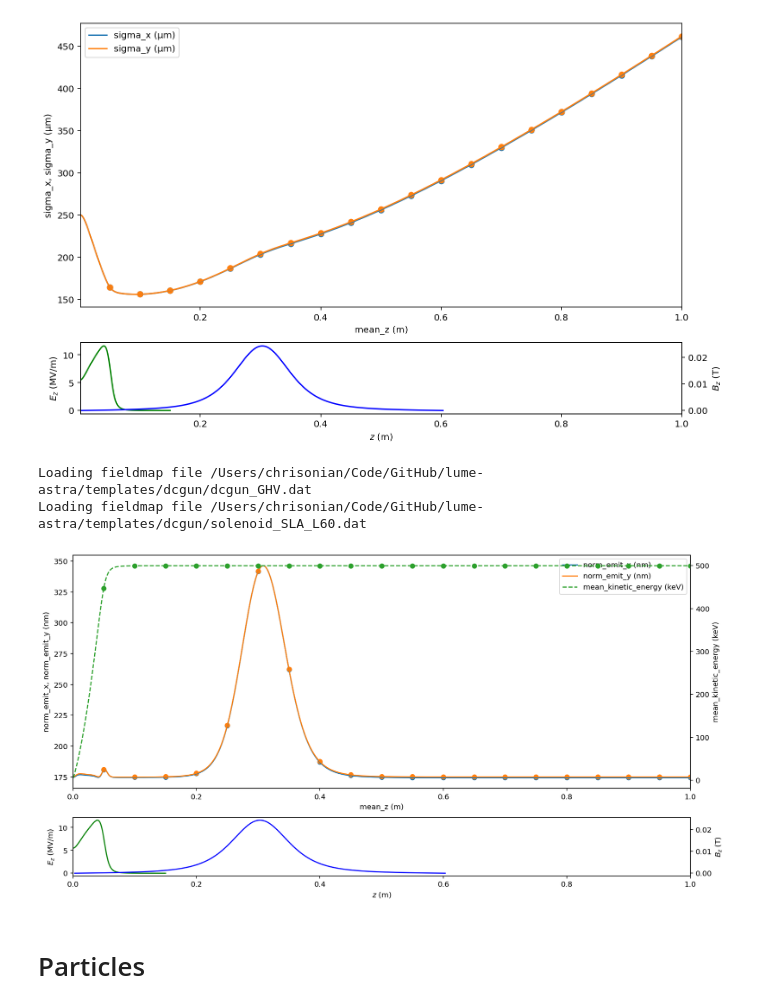
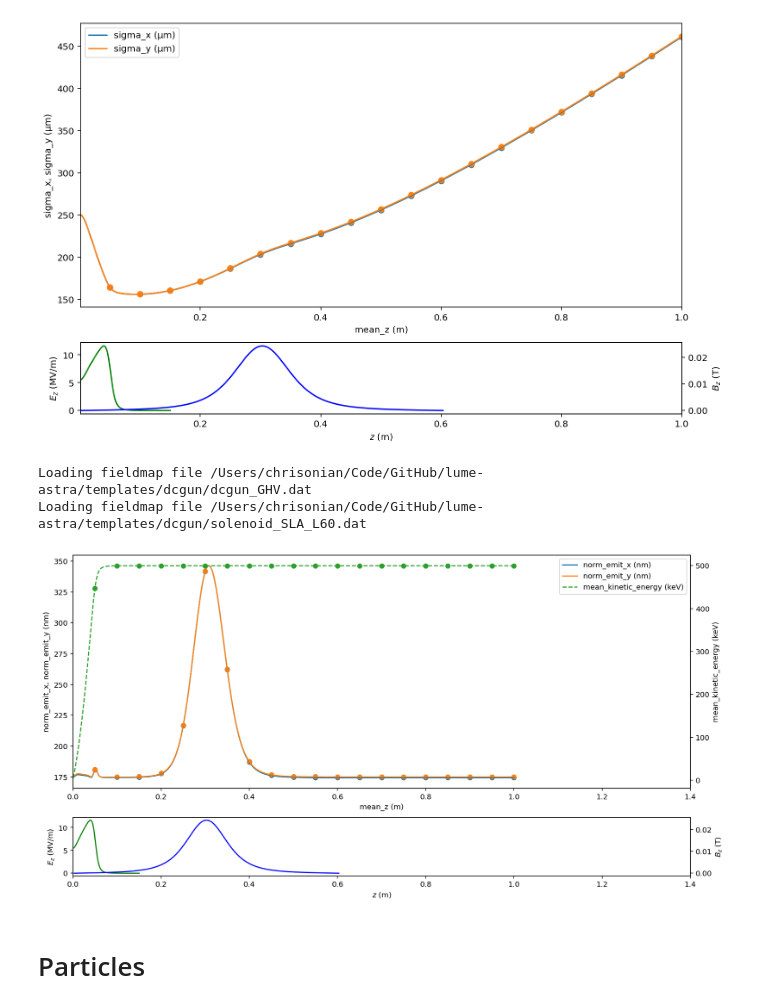
Before and after one commit to ChristopherMayes/lume-astra, a Jupyter notebook: examples/simple_astra_run.ipynb, the cells around one changed output. Cells and saved outputs as stored; diff of their text form; code cells hidden in the pictures.

```diff
--- a/examples/simple_astra_run.ipynb
+++ b/examples/simple_astra_run.ipynb
@@ -108,11 +108,11 @@ Loading fieldmap file /Users/chrisonian/Code/GitHub/lume-astra/templates/dcgun/s
 [figure]
 # %%
 # Fancier options
-A.plot(['norm_emit_x', 'norm_emit_y'], y2='mean_kinetic_energy', xlim = (0, 1), figsize=(15,8) )
+A.plot(['norm_emit_x', 'norm_emit_y'], y2='mean_kinetic_energy', xlim = (0, 1.4), figsize=(15,8) )
 # %% [output]
 Loading fieldmap file /Users/chrisonian/Code/GitHub/lume-astra/templates/dcgun/dcgun_GHV.dat
 Loading fieldmap file /Users/chrisonian/Code/GitHub/lume-astra/templates/dcgun/solenoid_SLA_L60.dat
-[figure, old version]
+[figure, new version]
 # %% [markdown]
 # Particles
 # %%
```
Also changed, not shown: parts of 16 cells of this notebook, 10 other files.
